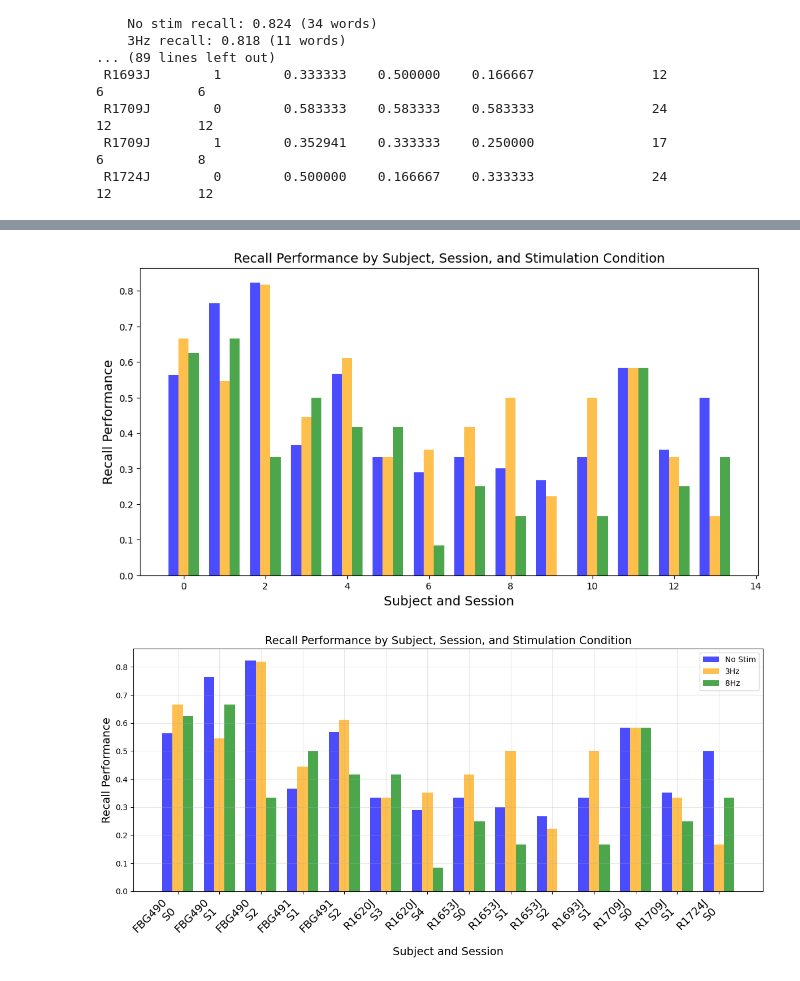
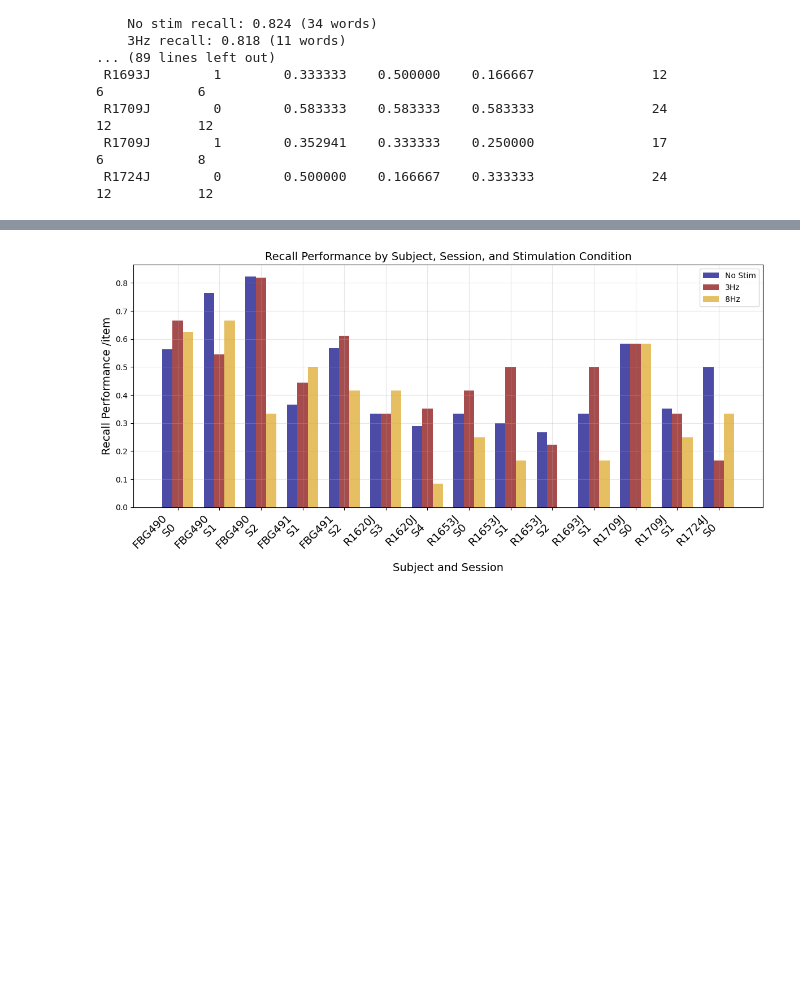
Before and after one commit to caoruoyi/Courier, a Jupyter notebook: recall_rate.ipynb, the cells around one changed output, grey strips where cells are left out. Drawn from its saved outputs; the diff is of its cells as text; code cells hidden in the pictures; blank space fills up the shorter version.

```diff
--- a/recall_rate.ipynb
+++ b/recall_rate.ipynb
@@ -1,10 +1,20 @@
 # %%
 # change directory location if needed:
+import pandas as pd
+import numpy as np
+import cmlreaders as cml
 data_dir = "/scratch/new_courier_pilot/" ## pilot data directory
 # data_dir = "/scratch/EFRCourier_reports/" ## hospital data directory
 time_window=10000 # you can chose how long do you want to visualize the data
 exp = 'EFRCourierOpenLoop'
-subject = 'R1620J'
+whole_df = cml.CMLReader.get_data_index()
+
+# Define the experiment
+exp = 'EFRCourierOpenLoop'
+
+# Get unique subjects for the experiment
+subjects = whole_df.query('experiment == @exp')['subject'].unique()
+
 import pandas as pd
 import numpy as np
 import matplotlib.pyplot as plt
@@ -169,37 +196,40 @@ fig, ax = plt.subplots(figsize=(12, 6))
 results_df=df_filtered
 # Get unique subjects
 subjects = results_df['subject'].unique()
 x_positions = []
 labels = []
 
 # Plot data for each subject and session
 x_pos = 0
 for subject in subjects:
     subject_data = results_df[results_df['subject'] == subject]
 
     for _, row in subject_data.iterrows():
         # Plot the three conditions
-        ax.bar(x_pos - 0.25, row['recall_no_stim'], width=0.25, label='No Stim' if x_pos == 0 else "", color='blue', alpha=0.7)
-        ax.bar(x_pos, row['recall_3hz'], width=0.25, label='3Hz' if x_pos == 0 else "", color='orange', alpha=0.7)
-        ax.bar(x_pos + 0.25, row['recall_8hz'], width=0.25, label='8Hz' if x_pos == 0 else "", color='green', alpha=0.7)
+        ax.bar(x_pos - 0.25, row['recall_no_stim'], width=0.25, label='No Stim' if x_pos == 0 else "", color= 'Navy', alpha=0.7)
+        ax.bar(x_pos, row['recall_3hz'], width=0.25, label='3Hz' if x_pos == 0 else "", color='maroon', alpha=0.7)
+        ax.bar(x_pos + 0.25, row['recall_8hz'], width=0.25, label='8Hz' if x_pos == 0 else "", color='goldenrod', alpha=0.7)
 
         # Store position and label
         x_positions.append(x_pos)
         labels.append(f"{subject}\nS{row['session']}")
 
         x_pos += 1
 
 # Customize the plot
 ax.set_xlabel('Subject and Session', fontsize=14)
-ax.set_ylabel('Recall Performance', fontsize=14)
+ax.set_ylabel('Recall Performance /item', fontsize=14)
 ax.set_title('Recall Performance by Subject, Session, and Stimulation Condition', fontsize=14)
 ax.set_xticks(x_positions)
 ax.set_xticklabels(labels, rotation=45, ha='right', fontsize=14)
 ax.legend()
 ax.grid(True, alpha=0.3)
-
 plt.tight_layout()
+plt.savefig("recall_rate_during_Encoding.pdf",
+           transparent=True,      # Transparent background
+           bbox_inches='tight',   # Removes extra whitespace
+           pad_inches=0.08,       # Small padding around the figure
+           format='pdf')
 plt.show()
 # %% [output]
-[figure, old version]
+[figure, new version]
-[figure, removed]
```
Also changed, not shown: parts of 12 cells of this notebook, 1 other file.
